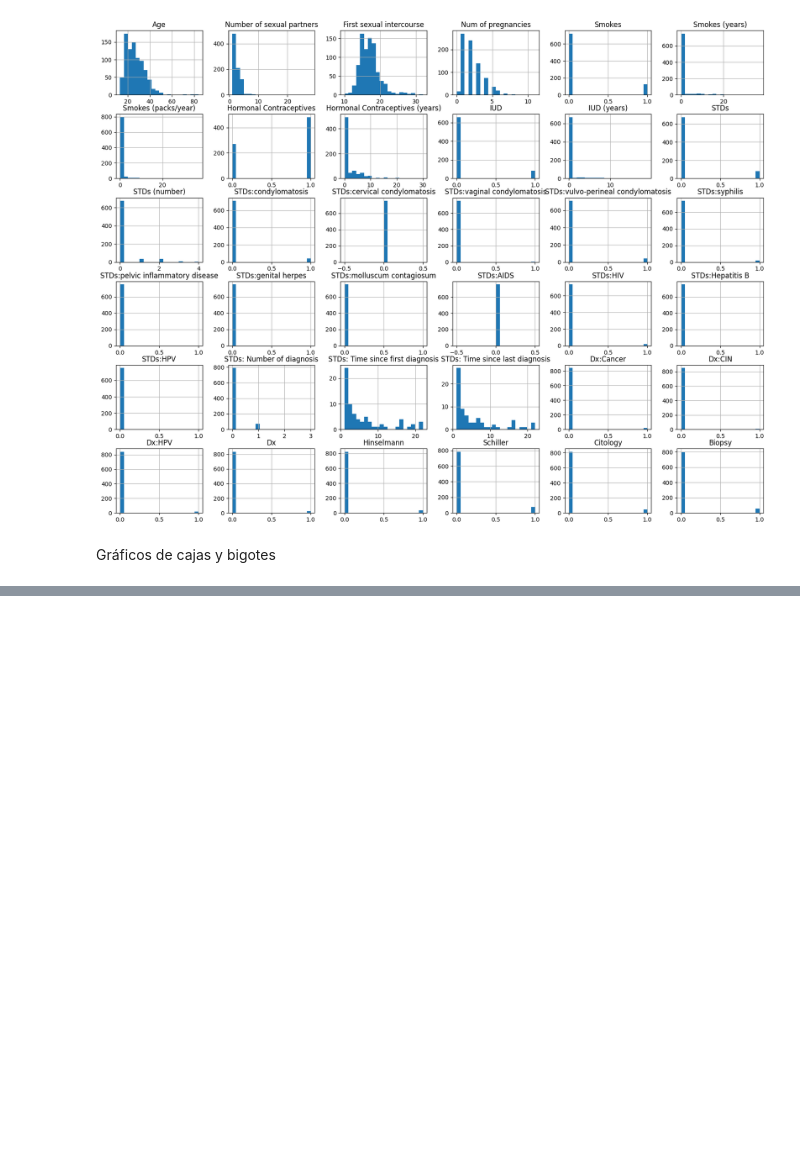
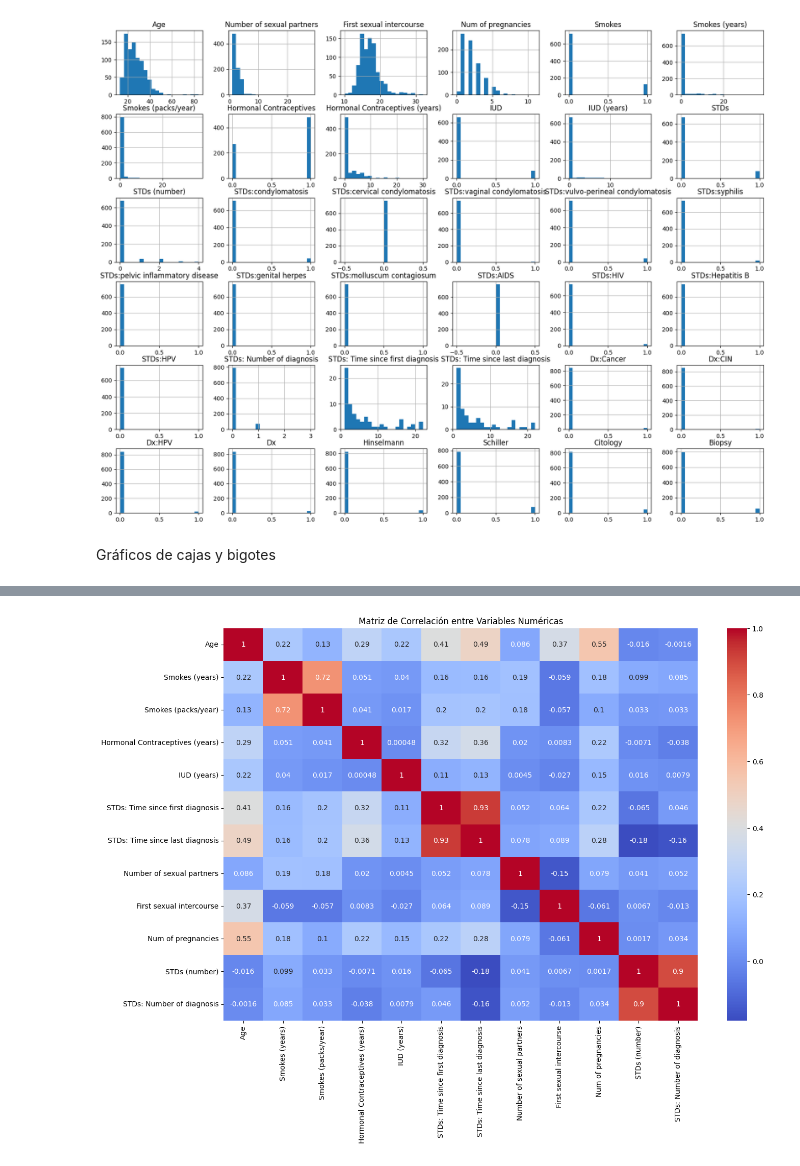
Before and after one commit to AGM54/DATASCIENCE, a Jupyter notebook: codigo.ipynb, the cells around one changed output, grey strips where cells are left out. Saved outputs shown, nothing was run; the diff lists cells and outputs as text; code cells hidden in the pictures; blank space fills up the shorter version.

```diff
--- a/codigo.ipynb
+++ b/codigo.ipynb
@@ -92,0 +362,47 @@ FileNotFoundError: [Errno 2] No such file or directory: 'risk_factors_cervical_c
+# %%
+import pandas as pd
+import matplotlib.pyplot as plt
+import seaborn as sns
+
+
+file_path = 'risk_factors_cervical_cancer.csv'
+data = pd.read_csv(file_path)
+
+
+data = data.replace('?', pd.NA)
+for col in data.columns:
+    if data[col].dtype == 'object':
+        data[col] = pd.to_numeric(data[col], errors='coerce')
+
+
+qualitative_vars = [
+    'Smokes', 'Hormonal Contraceptives', 'IUD', 'STDs', 'Dx:Cancer', 'Dx:CIN',
+    'Dx:HPV', 'Dx', 'Hinselmann', 'Schiller', 'Citology', 'Biopsy'
+]
+
+quantitative_vars_cont = [
+    'Age', 'Smokes (years)', 'Smokes (packs/year)', 'Hormonal Contraceptives (years)',
+    'IUD (years)', 'STDs: Time since first diagnosis', 'STDs: Time since last diagnosis'
+]
+
+quantitative_vars_disc = [
+    'Number of sexual partners', 'First sexual intercourse', 'Num of pregnancies',
+    'STDs (number)', 'STDs: Number of diagnosis'
+]
+
+
+quantitative_vars = quantitative_vars_cont + quantitative_vars_disc
+
+
+numerical_data = data[quantitative_vars]
+
+
+correlation_matrix = numerical_data.corr()
+
+
+plt.figure(figsize=(15, 10))
+sns.heatmap(correlation_matrix, annot=True, cmap='coolwarm')
+plt.title('Matriz de Correlación entre Variables Numéricas')
+plt.show()
+# %% [output]
+[figure, added]
```
Also changed, not shown: parts of 11 cells of this notebook.
